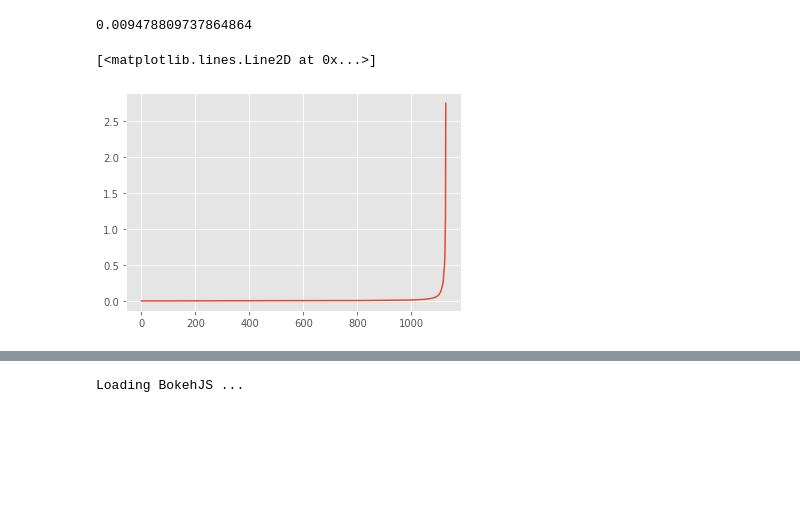
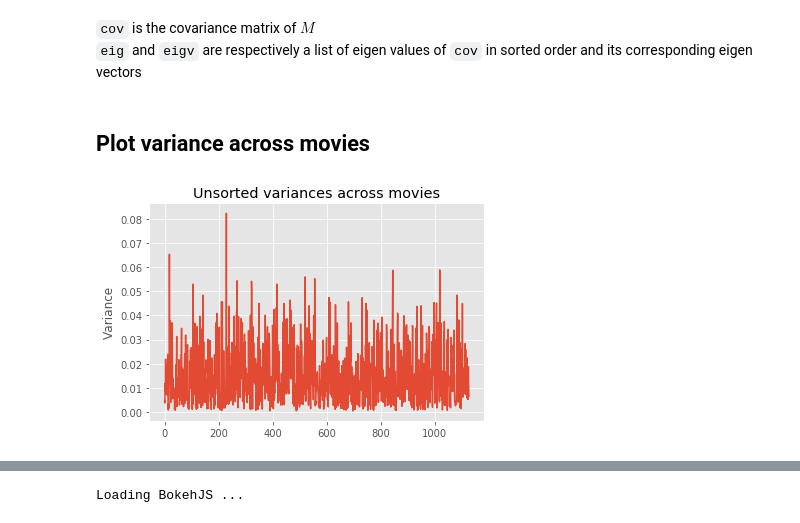
Before and after one commit to andreakiro/analyticat, a Jupyter notebook: lab-03/lab3-dimred.ipynb, the cells around one changed output, grey strips where cells are left out. Drawn from its saved outputs; the diff is of its cells as text; code cells hidden in the pictures; blank space fills up the shorter version.

```diff
--- a/lab-03/lab3-dimred.ipynb
+++ b/lab-03/lab3-dimred.ipynb
@@ -130,4 +52,2 @@ n_cols = len(mvs)
-# %%
-M = np.zeros(shape=(n_rows, n_cols))
 # %%
 sc = scores.map(itemgetter("relevance", "tagId", "movieId")).collect()
@@ -141,0 +54,4 @@ sc[0:5]
+# %%
+rdd = scores.map(lambda x: x['movieId']).distinct()
+mvs = np.array(rdd.collect())
+mvs.sort()
@@ -151,6 +77,11 @@ def populate(M, sc):
         M[row][col] = s[0]
 
     return M
+# %%
+M_dim = len(tag2name.values())
+N_dim = len(mvs)
+# %%
+M = np.zeros(shape=(M_dim, N_dim))
 # %%
 M = populate(M, sc)
 # %% [markdown]
@@ -178,11 +91,14 @@ cov[456][456]
-# %%
-var[456]
-# %% [output]
-0.009478809737864864
 # %%
 eig, eigv = np.linalg.eigh(cov)
-# %%
-plt.plot(eig)
-# %% [output]
-[<matplotlib.lines.Line2D at 0x...>]
-[figure, removed]
+# %% [markdown]
+`cov` is the covariance matrix of $M$ <br>
+`eig` and `eigv` are respectively a list of eigen values of `cov` in sorted order and its corresponding eigen vectors
+# %% [markdown]
+## Plot variance across movies
+# %%
+plt.plot(np.diag(cov))
+plt.title('Unsorted variances across movies')
+plt.ylabel('Variance')
+plt.show()
+# %% [output]
+[figure, added]
```
Also changed, not shown: parts of 93 cells of this notebook, 1 other file.
